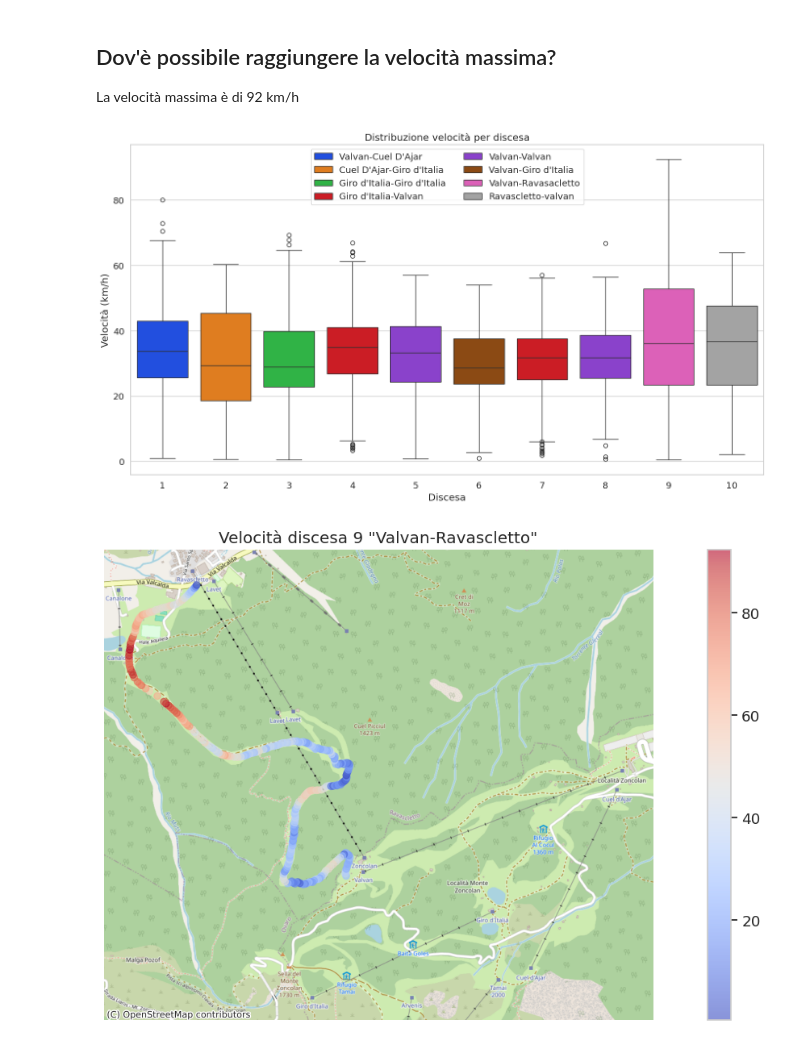
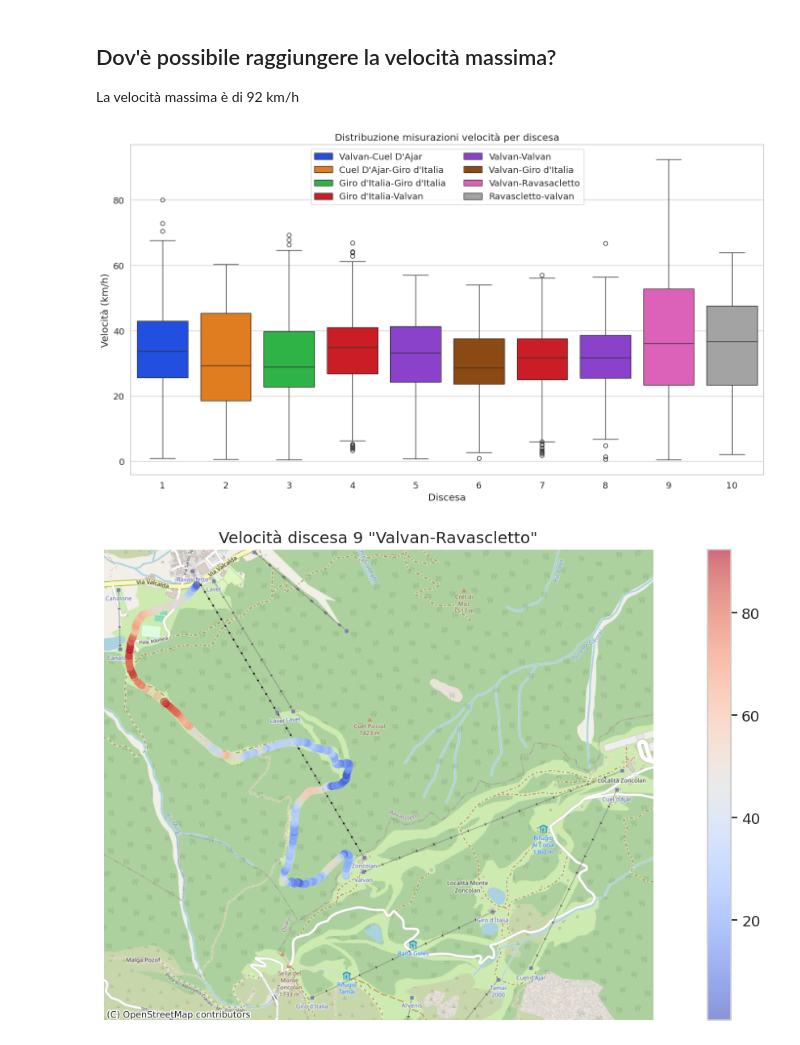
Before and after one commit to thomasmassarutto/DataSlopes, a Jupyter notebook: DataSlopes.ipynb, the cells around one changed output. Cells and saved outputs as stored; diff of their text form; code cells hidden in the pictures.

```diff
--- a/DataSlopes.ipynb
+++ b/DataSlopes.ipynb
@@ -180,6 +180,10 @@ def aggiungi_grandezze_derivate(gdf):
 
     gdf['distanza_percorsa_da_inizio'] = distanza_percorsa
 
+    gdf = gdf.drop(columns=['pendenza'])
+    gdf = gdf.drop(columns=['delta_velocita'])
+    gdf = gdf.drop(columns=['pendenza_radianti'])
+
     return gdf
 # %%
 ## Filtri su grandezze primarie
@@ -298,6 +302,9 @@ gdf1= aggiungi_grandezze_derivate(gdf1)
 
 gdf1= filtra_df(gdf1, min_acc=-3, max_acc=3)
 
+gdf1 = gdf1.drop(columns=['accelerazione_max'])
+gdf1 = gdf1.drop(columns=['accelerazione'])
+
 #gdf1.describe()
 #gdf1.head()
 # %%
@@ -311,7 +318,8 @@ time_delta= time_end - time_start
 tempo_trascorso_hms = str(datetime.timedelta(seconds=time_delta))
 #print(tempo_trascorso_hms)
 
-gdf1['time_from_start']= gdf1['unixtime'] - time_start
+gdf1['tempo_da_inizio']= gdf1['unixtime'] - time_start
+#gdf1.head()
 # %%
 ## aggiunge ad ogni punto la sua categorizzazione
 
@@ -671,14 +665,18 @@ La velocità massima è di 92 km/h
 
 gdf_discese= gdf1[gdf1['stato'] == 'Discesa'].copy()
 
-gdf_discese['time_from_start_minuti'] = gdf_discese['time_from_start'] / 60
+gdf_discese['tempo_da_inizio_minuti'] = gdf_discese['tempo_da_inizio'] / 60
 gdf_discese['velocita_kmh'] = gdf_discese['velocita'] * 3.6
 
 gdf_discese['impianti'] = None
 
+
+## associa intervalli temporali di df_discese a dati in in gdf_discese
 for _, row in df_discese.iterrows():
     mask = (gdf_discese['unixtime'] >= row['unixtime_start']) & (gdf_discese['unixtime'] <= row['unixtime_end'])
     gdf_discese.loc[mask, 'impianti'] = row['impianti']
+
+gdf_discese = gdf_discese.drop(columns=['nome_impianto'])
 # %%
 ##gdf_discese.head()
 ##gdf_discese.to_csv('gdf_discese2.csv', index=False)
@@ -691,37 +689,37 @@ mappa_colori_discese = dict(zip(
     palette
     ))
 # %%
-gdf_discese['delta_minuti'] = gdf_discese['time_from_start_minuti'].diff()
+gdf_discese['delta_minuti'] = gdf_discese['tempo_da_inizio_minuti'].diff()
 gdf_discese['discesa'] = (gdf_discese['delta_minuti'] > 5).cumsum()
 
 f, ax = plt.subplots(1, 1, figsize=safe_image_size)
 
-ax.set_title("Distribuzione velocità per discesa")
+ax.set_title("Distribuzione misurazioni velocità per discesa")
 
 sns.boxplot(
     ax=ax,
     data=gdf_discese,
     x='discesa',
     y='velocita_kmh',
     hue='impianti',
     palette=mappa_colori_discese,
 )
 
 ax.set_xlabel("Discesa")
 ax.set_ylabel("Velocità (km/h)")
 ax.legend(ncol=2)
 
 ## il conteggio cominci ada 0, così comincia da 1
 ticks_discese = ax.get_xticks()
 ax.set_xticks(ticks_discese)
 labels = [str(int(tick) + 1) for tick in ticks_discese]
 ax.set_xticklabels(labels)
 
 
 plt.tight_layout()
 plt.show()
 # %% [output]
-[figure, old version]
+[figure, new version]
 # %%
 ## analisi discesa Ravascletto
 
```
Also changed, not shown: parts of 11 cells of this notebook.
